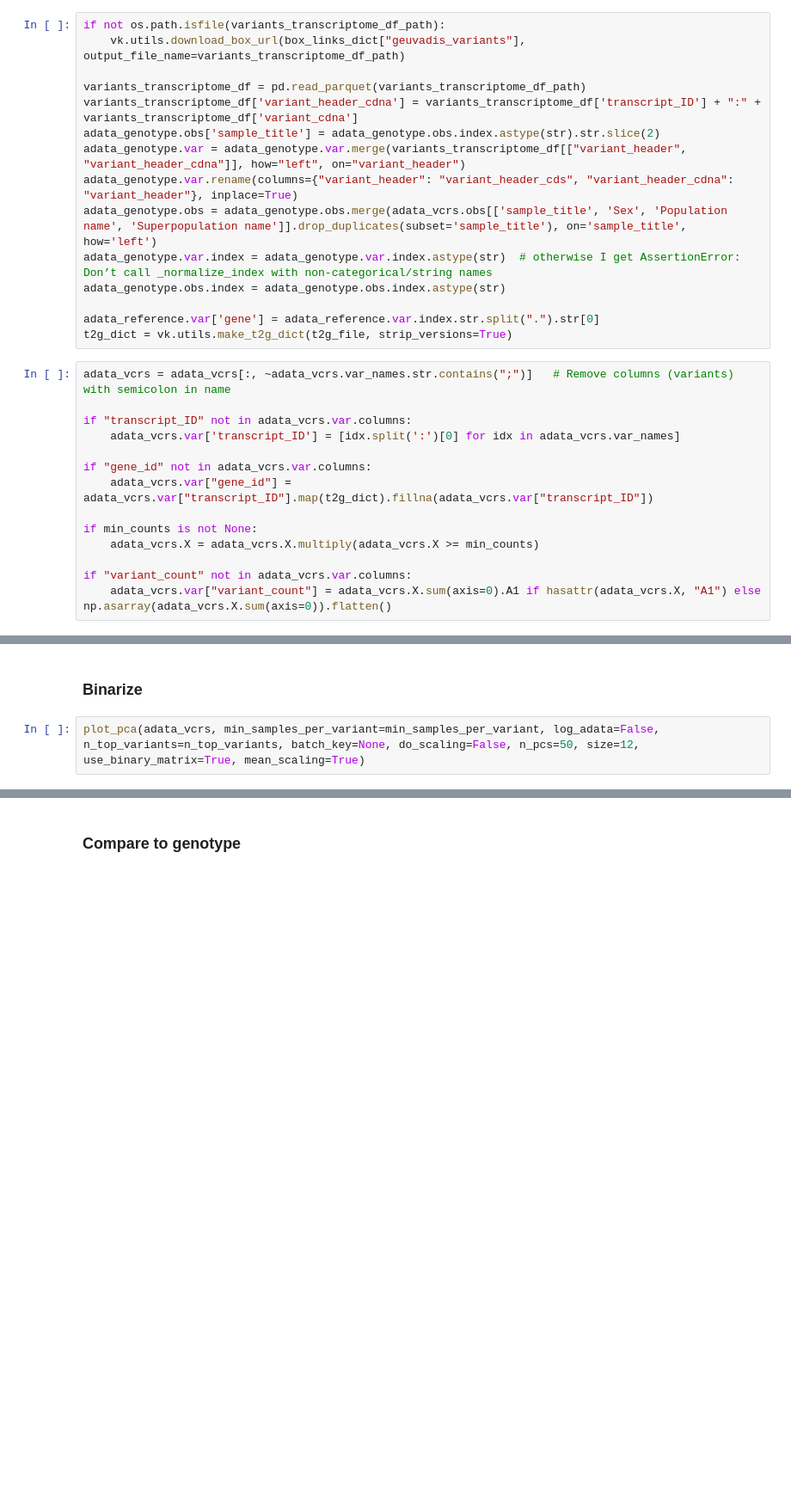
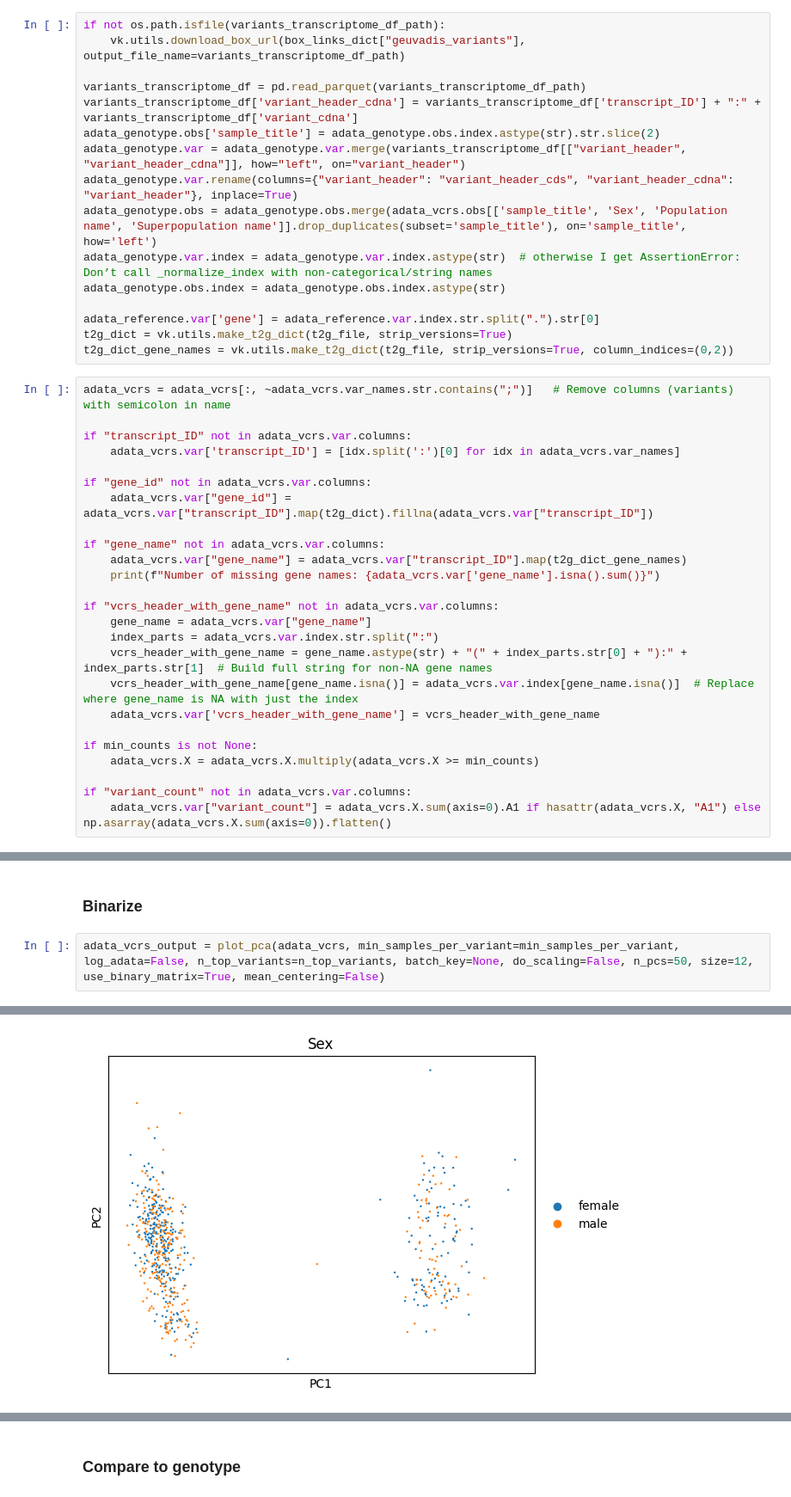
Before and after one commit to pachterlab/RLSRP_2025, a Jupyter notebook: notebooks/Fig3_geuvadis.ipynb, the cells around one changed output, grey strips where cells are left out. Shown at 86% size. Saved outputs shown, nothing was run; the diff lists cells and outputs as text; blank space fills up the shorter version.

```diff
--- a/notebooks/Fig3_geuvadis.ipynb
+++ b/notebooks/Fig3_geuvadis.ipynb
@@ -148,6 +149,7 @@ adata_genotype.obs.index = adata_genotype.obs.index.astype(str)
 
 adata_reference.var['gene'] = adata_reference.var.index.str.split(".").str[0]
 t2g_dict = vk.utils.make_t2g_dict(t2g_file, strip_versions=True)
+t2g_dict_gene_names = vk.utils.make_t2g_dict(t2g_file, strip_versions=True, column_indices=(0,2))
 # %%
 adata_vcrs = adata_vcrs[:, ~adata_vcrs.var_names.str.contains(";")]   # Remove columns (variants) with semicolon in name
 
@@ -157,6 +159,17 @@ if "transcript_ID" not in adata_vcrs.var.columns:
 if "gene_id" not in adata_vcrs.var.columns:
     adata_vcrs.var["gene_id"] = adata_vcrs.var["transcript_ID"].map(t2g_dict).fillna(adata_vcrs.var["transcript_ID"])
 
+if "gene_name" not in adata_vcrs.var.columns:
+    adata_vcrs.var["gene_name"] = adata_vcrs.var["transcript_ID"].map(t2g_dict_gene_names)
+    print(f"Number of missing gene names: {adata_vcrs.var['gene_name'].isna().sum()}")
+
+if "vcrs_header_with_gene_name" not in adata_vcrs.var.columns:
+    gene_name = adata_vcrs.var["gene_name"]
+    index_parts = adata_vcrs.var.index.str.split(":")
+    vcrs_header_with_gene_name = gene_name.astype(str) + "(" + index_parts.str[0] + "):" + index_parts.str[1]  # Build full string for non-NA gene names
+    vcrs_header_with_gene_name[gene_name.isna()] = adata_vcrs.var.index[gene_name.isna()]  # Replace where gene_name is NA with just the index
+    adata_vcrs.var['vcrs_header_with_gene_name'] = vcrs_header_with_gene_name
+
 if min_counts is not None:
     adata_vcrs.X = adata_vcrs.X.multiply(adata_vcrs.X >= min_counts)
 
@@ -296,5 +357,5 @@ plot_pca(adata_vcrs_without_African, min_samples_per_variant=min_samples_per_var
 # %% [markdown]
 ### Binarize
 # %%
-plot_pca(adata_vcrs, min_samples_per_variant=min_samples_per_variant, log_adata=False, n_top_variants=n_top_variants, batch_key=None, do_scaling=False, n_pcs=50, size=12, use_binary_matrix=True, mean_scaling=True)
+adata_vcrs_output = plot_pca(adata_vcrs, min_samples_per_variant=min_samples_per_variant, log_adata=False, n_top_variants=n_top_variants, batch_key=None, do_scaling=False, n_pcs=50, size=12, use_binary_matrix=True, mean_centering=False)
 # %% [output]
@@ -302,3 +362,4 @@ Binary matrix means do not log1p or scale
 [figure]
 [figure]
 [figure]
+[figure, added]
```
Also changed, not shown: parts of 21 cells of this notebook.
